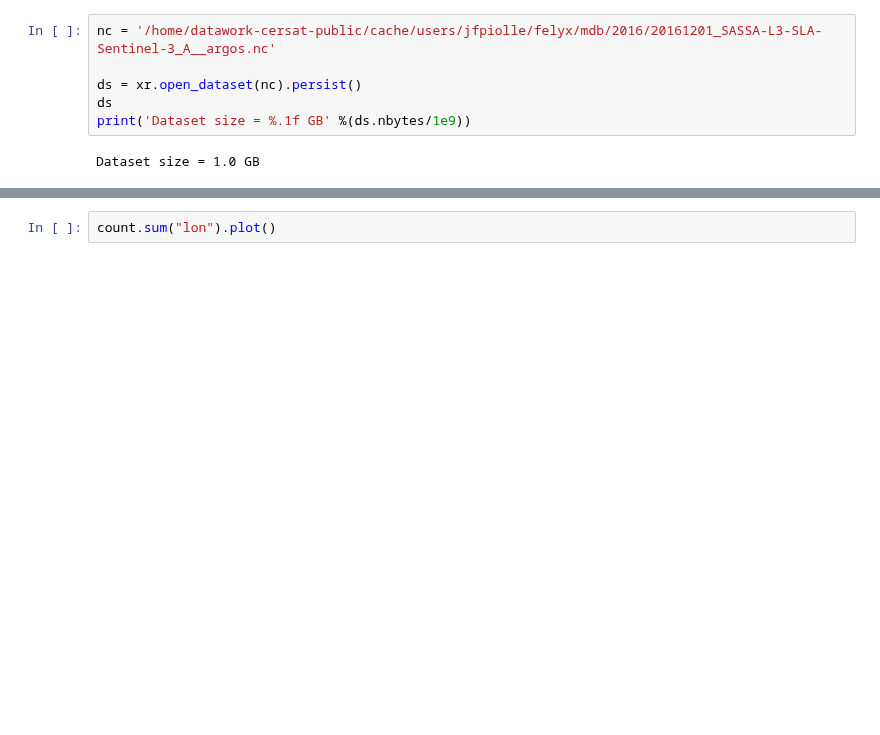
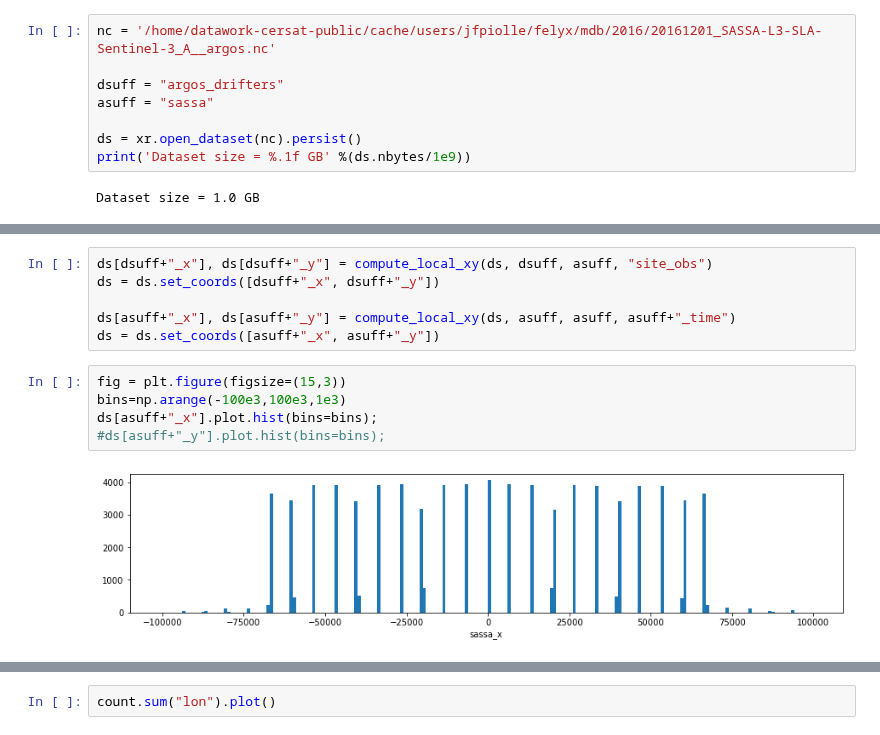
Before and after one commit to apatlpo/itide_ops, a Jupyter notebook: colloc/overview.ipynb, the cells around one changed output, grey strips where cells are left out. Cells and saved outputs as stored; diff of their text form; blank space fills up the shorter version.

```diff
--- a/colloc/overview.ipynb
+++ b/colloc/overview.ipynb
@@ -36,8 +56,10 @@ else:
 # %%
 nc = '/home/datawork-cersat-public/cache/users/jfpiolle/felyx/mdb/2016/20161201_SASSA-L3-SLA-Sentinel-3_A__argos.nc'
 
+dsuff = "argos_drifters"
+asuff = "sassa"
+
 ds = xr.open_dataset(nc).persist()
-ds
 print('Dataset size = %.1f GB' %(ds.nbytes/1e9))
 # %% [output]
 Dataset size = 1.0 GB
@@ -43,0 +119,13 @@ Dataset size = 1.0 GB
+# %%
+ds[dsuff+"_x"], ds[dsuff+"_y"] = compute_local_xy(ds, dsuff, asuff, "site_obs")
+ds = ds.set_coords([dsuff+"_x", dsuff+"_y"])
+
+ds[asuff+"_x"], ds[asuff+"_y"] = compute_local_xy(ds, asuff, asuff, asuff+"_time")
+ds = ds.set_coords([asuff+"_x", asuff+"_y"])
+# %%
+fig = plt.figure(figsize=(15,3))
+bins=np.arange(-100e3,100e3,1e3)
+ds[asuff+"_x"].plot.hist(bins=bins);
+#ds[asuff+"_y"].plot.hist(bins=bins);
+# %% [output]
+[figure, added]
```
Also changed, not shown: parts of 36 cells of this notebook, 1 other file.
